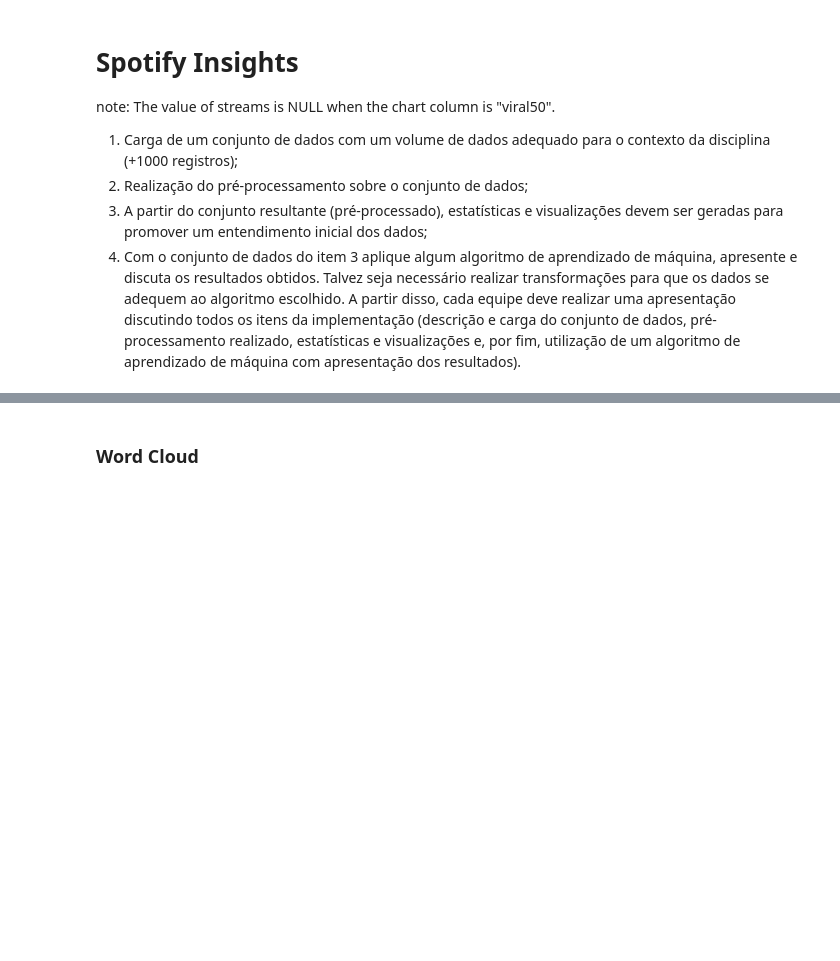
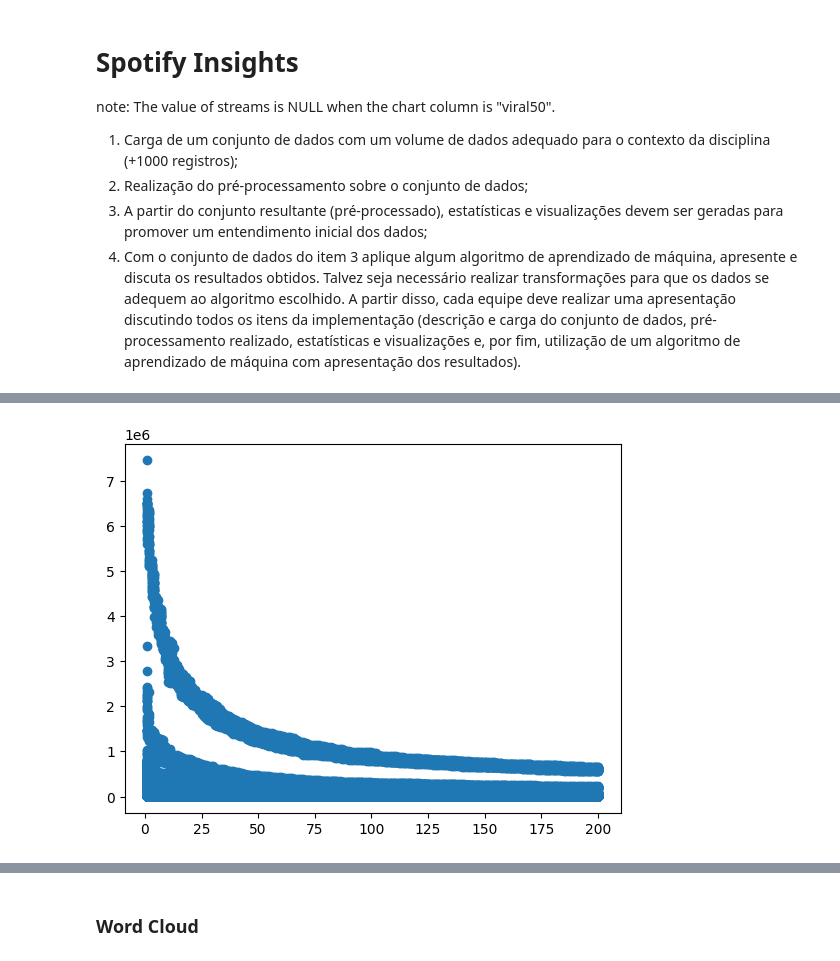
Before and after one commit to matheus1103/finaltopicos3, a Jupyter notebook: final.ipynb, the cells around one changed output, grey strips where cells are left out. Drawn from its saved outputs; the diff is of its cells as text; code cells hidden in the pictures; blank space fills up the shorter version.

Commit message:
o o gustavo lima ai

```diff
--- a/final.ipynb
+++ b/final.ipynb
@@ -69,0 +25,6 @@ To adjust logging level use sc.setLogLevel(newLevel). For SparkR, use setLogLeve
+# %%
+# Cria o DataFrame em chunks de tamanho 100000
+df = pd.read_csv("charts.csv", chunksize=100000)
+# %%
+a = pd.concat(df, ignore_index=True)
+a.head(20)
@@ -69,0 +54,6 @@ To adjust logging level use sc.setLogLevel(newLevel). For SparkR, use setLogLeve
+# %%
+start_date = '2020-04-01'
+end_date = '2020-04-30'
+mask = a['date'].between(start_date, end_date)
+a = a.loc[mask]
+a.shape
@@ -69,0 +62,16 @@ To adjust logging level use sc.setLogLevel(newLevel). For SparkR, use setLogLeve
+# %%
+import re
+a = a.replace(re.compile(r'[^\w\s]+'), '', regex=True)
+a['trend'] = a['trend'].replace('MOVE_DOWN', 0)
+a['trend'] = a['trend'].replace('MOVE_UP', 1)
+a['trend'] = a['trend'].replace('SAME_POSITION', 2)
+a['trend'] = a['trend'].replace('NEW_ENTRY', 3)
+
+missing = a.isna()
+a = a.dropna()
+
+condition = (a['region'] == 'Brazil')
+brazil = a.loc[condition]
+brazil = brazil.loc[brazil['artist'] == 'Gusttavo Lima']
+brazil = brazil.sort_values(by=['rank'] , ascending=True)
+brazil.head(5)
@@ -69,0 +85,10 @@ To adjust logging level use sc.setLogLevel(newLevel). For SparkR, use setLogLeve
+# %%
+import matplotlib.pyplot as plt
+
+y = a['streams']
+X = a['rank']
+
+plt.scatter(X, y)
+plt.show()
+# %% [output]
+[figure, added]
```
Also changed, not shown: parts of 17 cells of this notebook.
